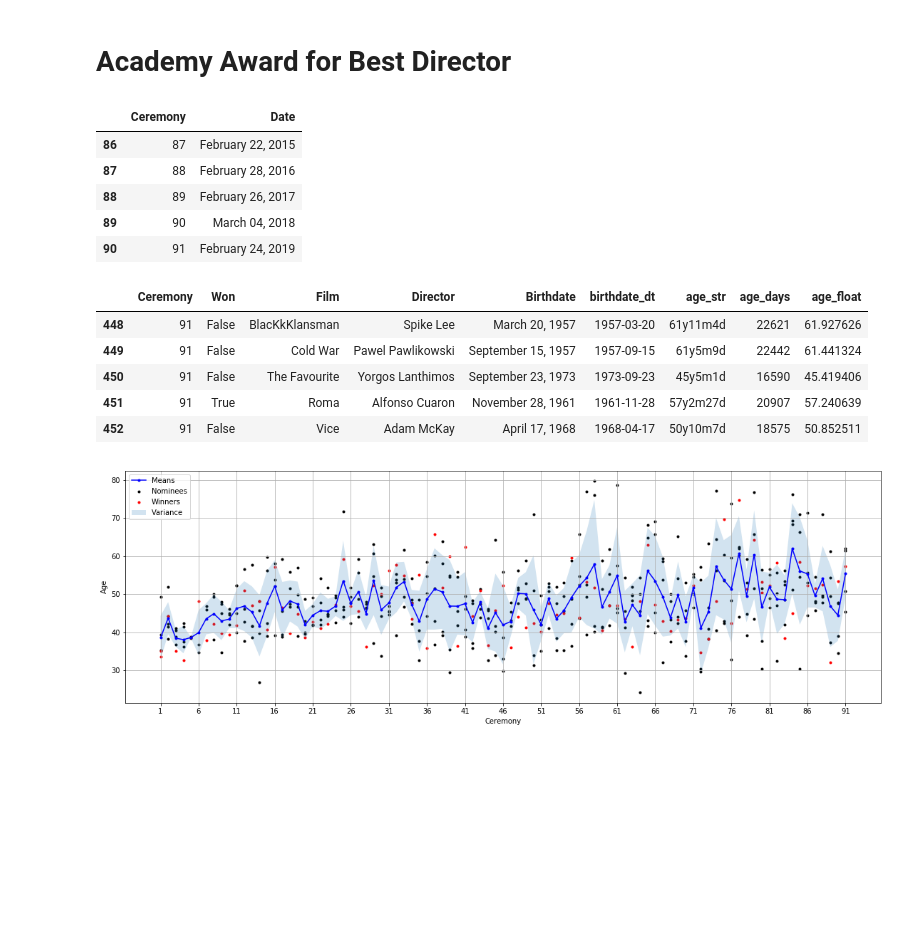
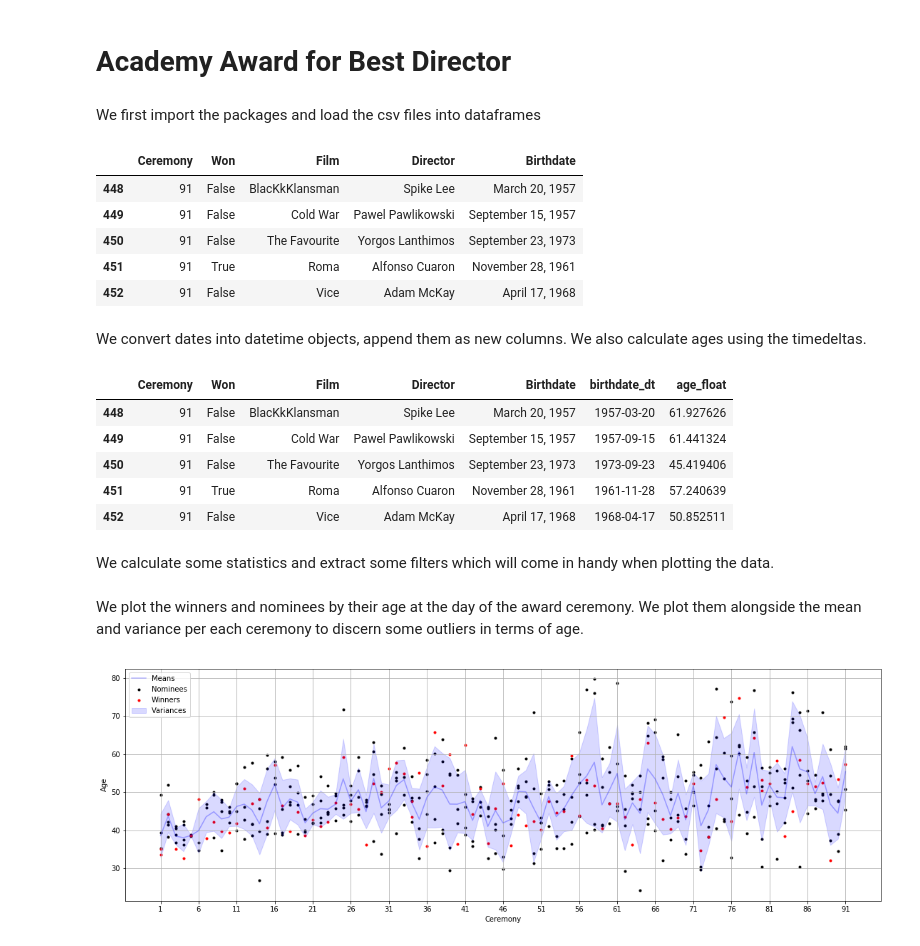
Before and after one commit to dcetin/academy-awards, a Jupyter notebook: academy-awards.ipynb, the cells around one changed output. Drawn from its saved outputs; the diff is of its cells as text; code cells hidden in the pictures; blank space fills up the shorter version.

```diff
--- a/academy-awards.ipynb
+++ b/academy-awards.ipynb
@@ -1,3 +1,5 @@
 # %% [markdown]
 # Academy Award for Best Director
+# %% [markdown]
+We first import the packages and load the csv files into dataframes
 # %%
@@ -10,17 +12,18 @@ import numpy as np
 # %%
-# Load the csv files into dataframes
 bestdir_url = 'https://raw.githubusercontent.com/dcetin/academy-awards/master/best-director.csv?token=AD32IFU2AOHUJYINTWTU2N25Q2VF4'
 ceremonies_url = 'https://raw.githubusercontent.com/dcetin/academy-awards/master/ceremonies.csv?token=AD32IFUN4ABRXTMM4YAEKHK5Q2VGU'
 bestdir_df = pd.read_csv(bestdir_url)
 ceremonies_df = pd.read_csv(ceremonies_url)
-ceremonies_df.tail()
+bestdir_df.tail()
 # %% [output]
-|  | Ceremony | Date |
-| 86 | 87 | February 22, 2015 |
-| 87 | 88 | February 28, 2016 |
-| 88 | 89 | February 26, 2017 |
-| 89 | 90 | March 04, 2018 |
-| 90 | 91 | February 24, 2019 |
+|  | Ceremony | Won | Film | Director | Birthdate |
+| 448 | 91 | False | BlacKkKlansman | Spike Lee | March 20, 1957 |
+| 449 | 91 | False | Cold War | Pawel Pawlikowski | September 15, 1957 |
+| 450 | 91 | False | The Favourite | Yorgos Lanthimos | September 23, 1973 |
+| 451 | 91 | True | Roma | Alfonso Cuaron | November 28, 1961 |
+| 452 | 91 | False | Vice | Adam McKay | April 17, 1968 |
+# %% [markdown]
+We convert dates into datetime objects, append them as new columns. We also calculate ages using the timedeltas.
 # %%
 def get_ceremony_date(ceremonies_df, i):
   return ceremonies_df.iloc[ceremonies_df[ceremonies_df['Ceremony'] == i].index[0]]['date_dt']
@@ -34,21 +37,19 @@ def get_age(ceremonies_df, ceremony, birthdate, fmt='days'):
     rd = relativedelta(get_ceremony_date(ceremonies_df, ceremony), birthdate)
     return rd.years + (rd.months)/12.0 + (rd.days)/365.0
 # %%
-# Convert dates into datetime objects, append them as new columns
 ceremonies_df['date_dt'] = pd.to_datetime(ceremonies_df['Date'].values, format='%B %d, %Y')
 bestdir_df['birthdate_dt'] = pd.to_datetime(bestdir_df['Birthdate'].values, format='%B %d, %Y')
-# Calculate ages, append them as new columns
-bestdir_df['age_str'] = bestdir_df.apply(lambda row: get_age(ceremonies_df, row['Ceremony'], row['birthdate_dt'], fmt='str'), axis=1)
-bestdir_df['age_days'] = bestdir_df.apply(lambda row: get_age(ceremonies_df, row['Ceremony'], row['birthdate_dt'], fmt='days'), axis=1)
 bestdir_df['age_float'] = bestdir_df.apply(lambda row: get_age(ceremonies_df, row['Ceremony'], row['birthdate_dt'], fmt='float'), axis=1)
 bestdir_df.tail()
 # %% [output]
-|  | Ceremony | Won | Film | Director | Birthdate | birthdate_dt | age_str | age_days | age_float |
-| 448 | 91 | False | BlacKkKlansman | Spike Lee | March 20, 1957 | 1957-03-20 | 61y11m4d | 22621 | 61.927626 |
-| 449 | 91 | False | Cold War | Pawel Pawlikowski | September 15, 1957 | 1957-09-15 | 61y5m9d | 22442 | 61.441324 |
-| 450 | 91 | False | The Favourite | Yorgos Lanthimos | September 23, 1973 | 1973-09-23 | 45y5m1d | 16590 | 45.419406 |
-| 451 | 91 | True | Roma | Alfonso Cuaron | November 28, 1961 | 1961-11-28 | 57y2m27d | 20907 | 57.240639 |
-| 452 | 91 | False | Vice | Adam McKay | April 17, 1968 | 1968-04-17 | 50y10m7d | 18575 | 50.852511 |
+|  | Ceremony | Won | Film | Director | Birthdate | birthdate_dt | age_float |
+| 448 | 91 | False | BlacKkKlansman | Spike Lee | March 20, 1957 | 1957-03-20 | 61.927626 |
+| 449 | 91 | False | Cold War | Pawel Pawlikowski | September 15, 1957 | 1957-09-15 | 61.441324 |
+| 450 | 91 | False | The Favourite | Yorgos Lanthimos | September 23, 1973 | 1973-09-23 | 45.419406 |
+| 451 | 91 | True | Roma | Alfonso Cuaron | November 28, 1961 | 1961-11-28 | 57.240639 |
+| 452 | 91 | False | Vice | Adam McKay | April 17, 1968 | 1968-04-17 | 50.852511 |
+# %% [markdown]
+We calculate some statistics and extract some filters which will come in handy when plotting the data.
 # %%
 nominees = bestdir_df['Won'] == False
 winners = bestdir_df['Won'] == True
@@ -55,17 +57,19 @@ winners = bestdir_df['Won'] == True
 ages_per_ceremony = [bestdir_df['age_float'][bestdir_df['Ceremony']==i].values for i in range(1, len(ceremonies_df)+1)]
 means = np.asarray([np.mean(x) for x in ages_per_ceremony])
 stds = np.asarray([np.std(x) for x in ages_per_ceremony])
+# %% [markdown]
+We plot the winners and nominees by their age at the day of the award ceremony. We plot them alongside the mean and variance per each ceremony to discern some outliers in terms of age.
 # %%
 plt.figure(figsize=(19,6))
 plt.scatter(bestdir_df['Ceremony'][nominees], bestdir_df['age_float'][nominees], marker='.', c='k', label='Nominees')
 plt.scatter(bestdir_df['Ceremony'][winners], bestdir_df['age_float'][winners], marker='.', c='r', label='Winners')
-plt.plot(ceremonies_df['Ceremony'], means, marker='.', c='b', label='Means')
-plt.fill_between(ceremonies_df['Ceremony'], means-stds, means+stds, alpha=0.2, label='Variance')
+plt.plot(ceremonies_df['Ceremony'], means, linestyle='-', c='b', alpha=0.3, label='Means')
+plt.fill_between(ceremonies_df['Ceremony'], means-stds, means+stds, color='b', alpha=0.15, label='Variances')
 plt.xticks(range(1, len(ceremonies_df)+1, 5))
 plt.grid(True)
 plt.ylabel('Age')
 plt.xlabel('Ceremony')
 plt.legend(loc='upper left')
 plt.show()
 # %% [output]
-[figure, old version]
+[figure, new version]
```
Also changed, not shown: parts of 8 cells of this notebook.
